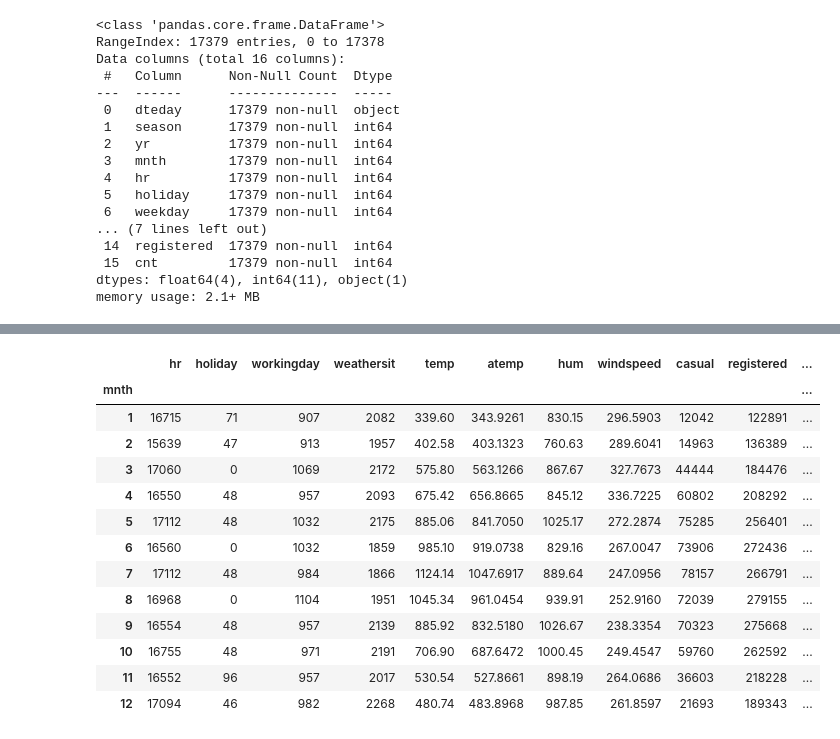
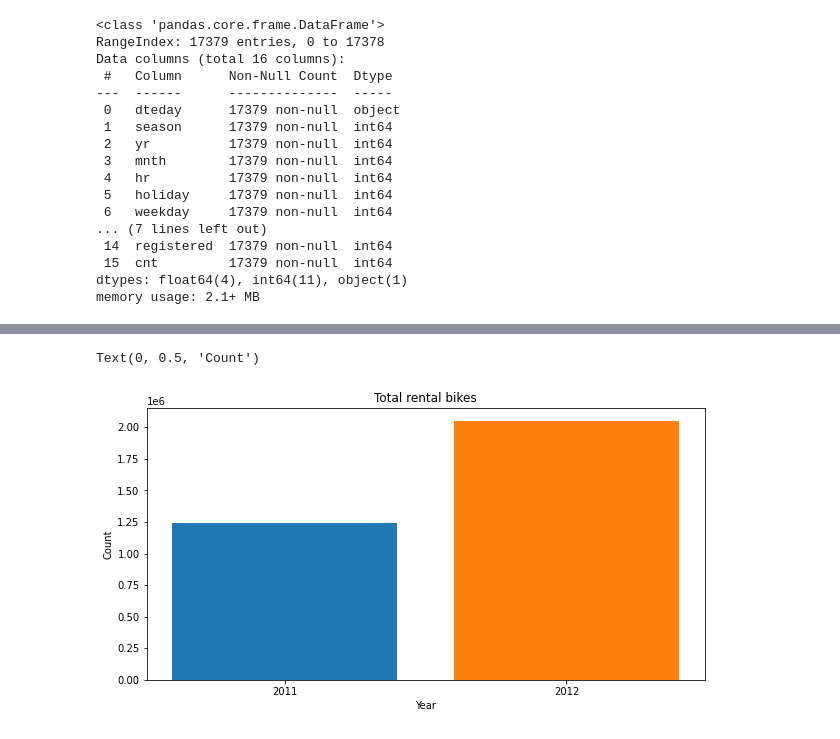
Before and after one commit to seyedmahdiamin1998/personal-website, a Jupyter notebook: Notebooks/BikeSharing/Bikeshring.ipynb, the cells around one changed output, grey strips where cells are left out. Cells and saved outputs as stored; diff of their text form; code cells hidden in the pictures.

Commit message:
BikeSharing.ipynb

```diff
--- a/Notebooks/BikeSharing/Bikeshring.ipynb
+++ b/Notebooks/BikeSharing/Bikeshring.ipynb
@@ -78,17 +127,13 @@ data.groupby(['yr']).sum()
-# %%
-data.groupby(['mnth']).sum()
-# %% [output]
-|  | hr | holiday | workingday | weathersit | temp | atemp | hum | windspeed | casual | registered | ... |
-| mnth |  |  |  |  |  |  |  |  |  |  | ... |
-| 1 | 16715 | 71 | 907 | 2082 | 339.60 | 343.9261 | 830.15 | 296.5903 | 12042 | 122891 | ... |
-| 2 | 15639 | 47 | 913 | 1957 | 402.58 | 403.1323 | 760.63 | 289.6041 | 14963 | 136389 | ... |
-| 3 | 17060 | 0 | 1069 | 2172 | 575.80 | 563.1266 | 867.67 | 327.7673 | 44444 | 184476 | ... |
-| 4 | 16550 | 48 | 957 | 2093 | 675.42 | 656.8665 | 845.12 | 336.7225 | 60802 | 208292 | ... |
-| 5 | 17112 | 48 | 1032 | 2175 | 885.06 | 841.7050 | 1025.17 | 272.2874 | 75285 | 256401 | ... |
-| 6 | 16560 | 0 | 1032 | 1859 | 985.10 | 919.0738 | 829.16 | 267.0047 | 73906 | 272436 | ... |
-| 7 | 17112 | 48 | 984 | 1866 | 1124.14 | 1047.6917 | 889.64 | 247.0956 | 78157 | 266791 | ... |
-| 8 | 16968 | 0 | 1104 | 1951 | 1045.34 | 961.0454 | 939.91 | 252.9160 | 72039 | 279155 | ... |
-| 9 | 16554 | 48 | 957 | 2139 | 885.92 | 832.5180 | 1026.67 | 238.3354 | 70323 | 275668 | ... |
-| 10 | 16755 | 48 | 971 | 2191 | 706.90 | 687.6472 | 1000.45 | 249.4547 | 59760 | 262592 | ... |
-| 11 | 16552 | 96 | 957 | 2017 | 530.54 | 527.8661 | 898.19 | 264.0686 | 36603 | 218228 | ... |
-| 12 | 17094 | 46 | 982 | 2268 | 480.74 | 483.8968 | 987.85 | 261.8597 | 21693 | 189343 | ... |
+# %%
+y = list(df.loc[:,'cnt'])
+x = list(map(str, list(df.index)))
+
+fig, ax = plt.subplots(figsize=(10,5))
+label = list(map(lambda x :'n = {0}'.format(x), y))
+ax.bar(x=x, height=y, label=label, color=['C0', 'C1'])
+plt.title("Total rental bikes")
+plt.xlabel("Year")
+plt.ylabel("Count")
+# %% [output]
+Text(0, 0.5, 'Count')
+[figure, added]
```
Also changed, not shown: parts of 16 cells of this notebook.
